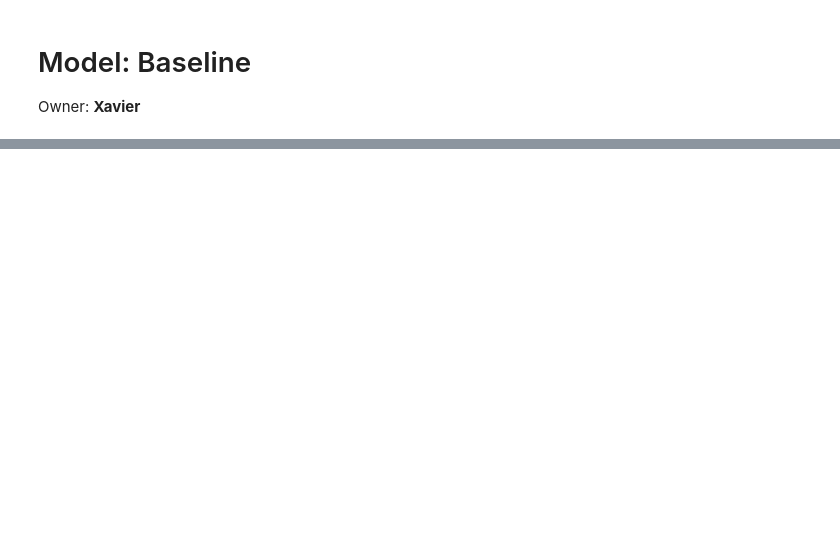
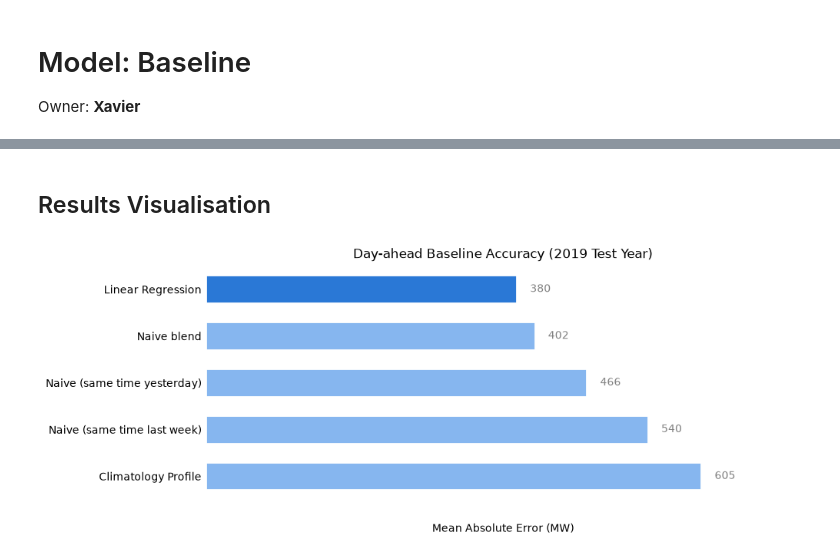
Before and after one commit to danielc088/ZZSC9020-group-A, a Jupyter notebook: src/models/model_baseline.ipynb, the cells around one changed output, grey strips where cells are left out. Saved outputs shown, nothing was run; the diff lists cells and outputs as text; code cells hidden in the pictures; blank space fills up the shorter version.

Commit message:
Add Baseline modelling and evaluation results

```diff
--- a/src/models/model_baseline.ipynb
+++ b/src/models/model_baseline.ipynb
@@ -118,0 +128,3 @@ this_run
+# %%
+linear = LinearRegression().fit(train[FEATURES], train[TARGET])
+print(f'Fitted on {len(train):,} training rows, {len(FEATURES):,} features')
@@ -118,0 +199,28 @@ this_run
+# %%
+REPORTED = ['Linear Regression', 'Naive (same time yesterday)', 'Climatology Profile']
+temp_edges = train['TEMPERATURE'].quantile([0.25, 0.50, 0.75, 0.95]).values
+temp_labels = ['Coolest 25%', '25% - 50%', '50% - 75%', '75% - 95%', 'Hottest 5%']
+demand_edges = train[TARGET].quantile([1/3, 2/3]).values
+demand_levels = ['Low', 'Medium', 'High']
+
+df = pd.concat([test[[TARGET, 'TEMPERATURE']], calendar(test.index), preds['Test 2019']], axis=1)
+df['TEMP_BAND'] = pd.cut(df['TEMPERATURE'], [-np.inf, *temp_edges, np.inf], labels=temp_labels)
+df['DEMAND_LEVEL'] = pd.cut(df[TARGET], [-np.inf, *demand_edges, np.inf], labels=demand_levels)
+
+DIMENSIONS = {'Season': ('SEASON', ['Summer', 'Autumn', 'Winter', 'Spring']),
+              'Temperature': ('TEMP_BAND', temp_labels),
+              'Demand Level': ('DEMAND_LEVEL', demand_levels),
+              'Day Type': ('DAY_TYPE', ['Weekday', 'Weekend'])}
+
+rows = []
+for dim, (col, labels) in DIMENSIONS.items():
+    for group in labels:
+        df_group = df[df[col] == group]
+        row = {'Dimension': dim, 'Group': group, 'n': len(df_group)}
+        for m in REPORTED:
+            row[m] = mean_absolute_error(df_group[TARGET], df_group[m])
+        rows.append(row)
+
+stratified = pd.DataFrame(rows)
+print(f'Demand-Level Edges from train: {demand_edges[0]:,.0f} / {demand_edges[1]:,.0f} MW')
+print(stratified.to_string(index=False, float_format=lambda x: f'{x:,.0f}'))
@@ -118,0 +244,18 @@ this_run
+# %% [markdown]
+## Results Visualisation
+# %%
+# Visualise the results - baseline models comparison:
+t = results['Test 2019'].iloc[::-1]
+fig, ax = plt.subplots(figsize=(10, 4), facecolor='white')
+ax.set_facecolor('white')
+colours = ['#2a78d6' if 'linear' in m.lower() else '#86b6ef' for m in t.index]
+bars = ax.barh(t.index, t['MAE (MW)'], height=0.6, color=colours, edgecolor='white', linewidth=2)
+for bar, v in zip(bars, t['MAE (MW)']):
+    ax.text(bar.get_width() + 16, bar.get_y() + bar.get_height()/2, f'{v:,.0f}', ha='left', va='center', color='gray')
+ax.set_title('Day-ahead Baseline Accuracy (2019 Test Year)', color='black')
+ax.set_xlabel('Mean Absolute Error (MW)', color='black')
+ax.tick_params(axis='y', colors='black', length=0)
+ax.set_xlim(0, t['MAE (MW)'].max()*1.2)
+plt.show()
+# %% [output]
+[figure, added]
```
Also changed, not shown: parts of 42 cells of this notebook, 2 other files.
